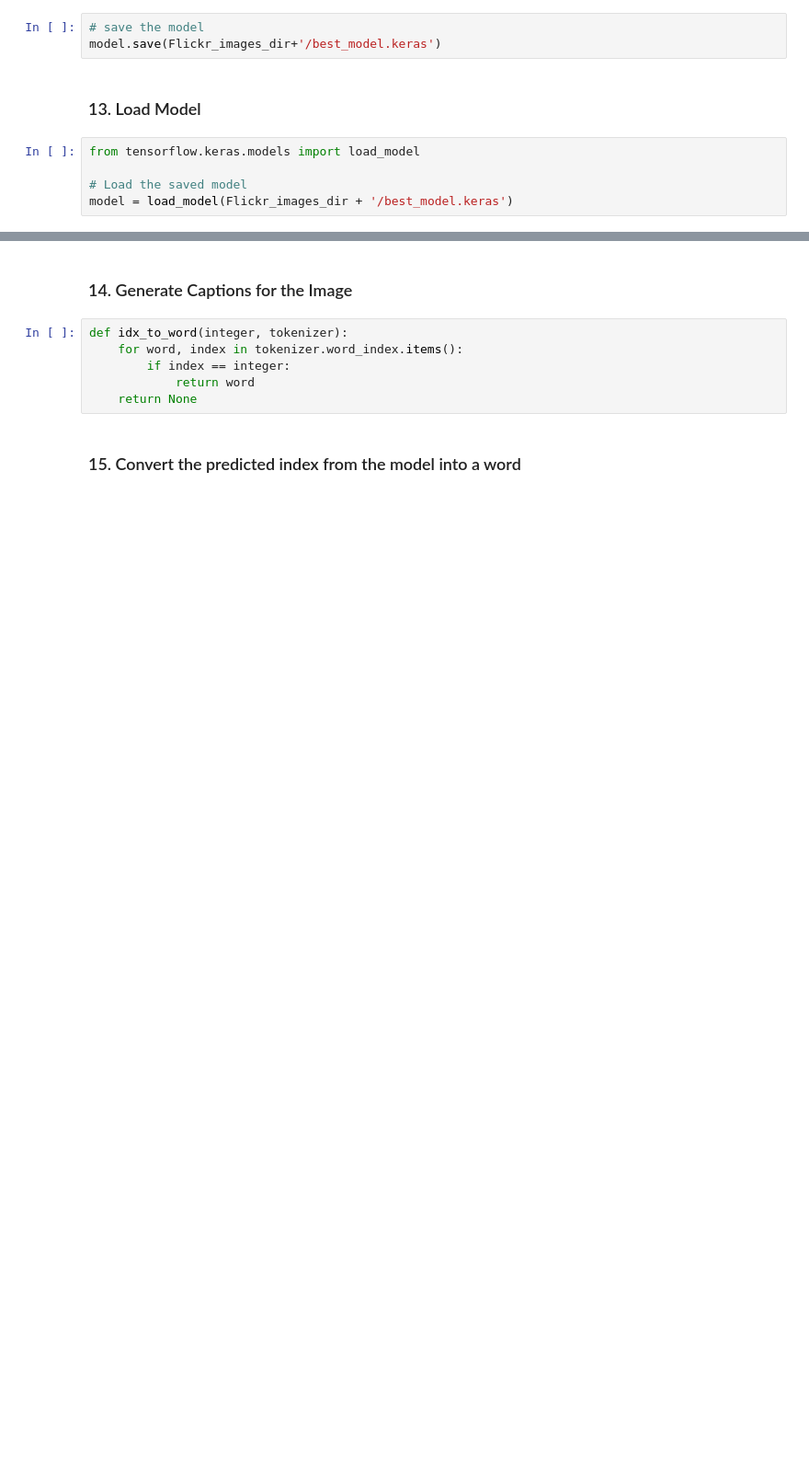
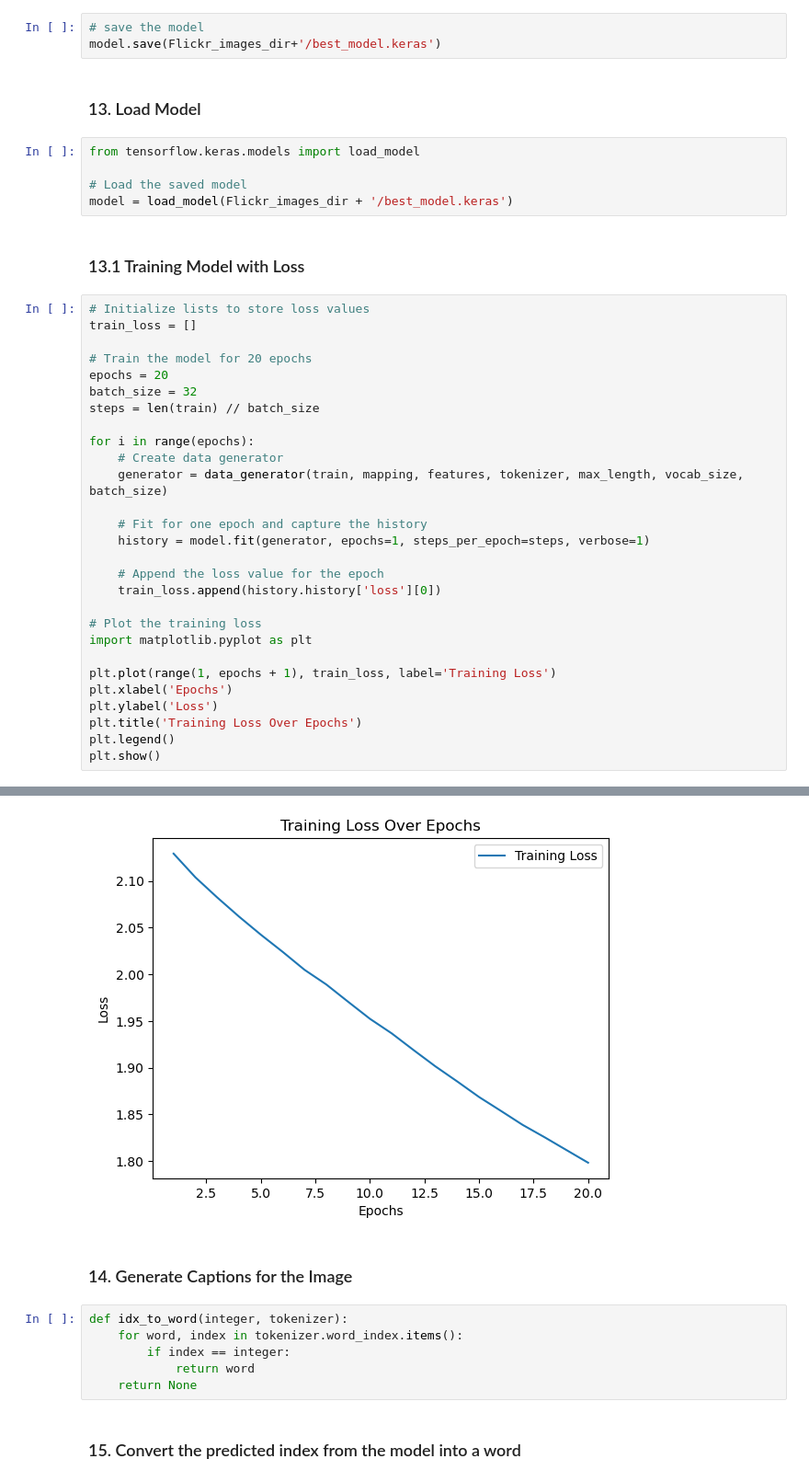
Before and after one commit to shilpasngh/Media-Insight, a Jupyter notebook: model_notebooks/Image Description Generation_Processing_Training_Evaluation_Testing.ipynb, the cells around one changed output, grey strips where cells are left out. Shown at 92% size. Saved outputs shown, nothing was run; the diff lists cells and outputs as text; blank space fills up the shorter version.

Commit message:
Image Description Generation_Latest

```diff
--- a/model_notebooks/Image Description Generation_Processing_Training_Evaluation_Testing.ipynb
+++ b/model_notebooks/Image Description Generation_Processing_Training_Evaluation_Testing.ipynb
@@ -351,3 +341,34 @@ from tensorflow.keras.models import load_model
 
 # Load the saved model
 model = load_model(Flickr_images_dir + '/best_model.keras')
+# %% [markdown]
+### 13.1 Training Model with Loss
+# %%
+# Initialize lists to store loss values
+train_loss = []
+
+# Train the model for 20 epochs
+epochs = 20
+batch_size = 32
+steps = len(train) // batch_size
+
+for i in range(epochs):
+    # Create data generator
+    generator = data_generator(train, mapping, features, tokenizer, max_length, vocab_size, batch_size)
+
+    # Fit for one epoch and capture the history
+    history = model.fit(generator, epochs=1, steps_per_epoch=steps, verbose=1)
+
+    # Append the loss value for the epoch
+    train_loss.append(history.history['loss'][0])
+
+# Plot the training loss
+import matplotlib.pyplot as plt
+
+plt.plot(range(1, epochs + 1), train_loss, label='Training Loss')
+plt.xlabel('Epochs')
+plt.ylabel('Loss')
+plt.title('Training Loss Over Epochs')
+plt.legend()
+plt.show()
+# %% [output]
@@ -354,3 +395,4 @@ model = load_model(Flickr_images_dir + '/best_model.keras')
+[figure, added]
 # %% [markdown]
 ### 14. Generate Captions for the Image
 # %%
```
Also changed, not shown: parts of 11 cells of this notebook.
